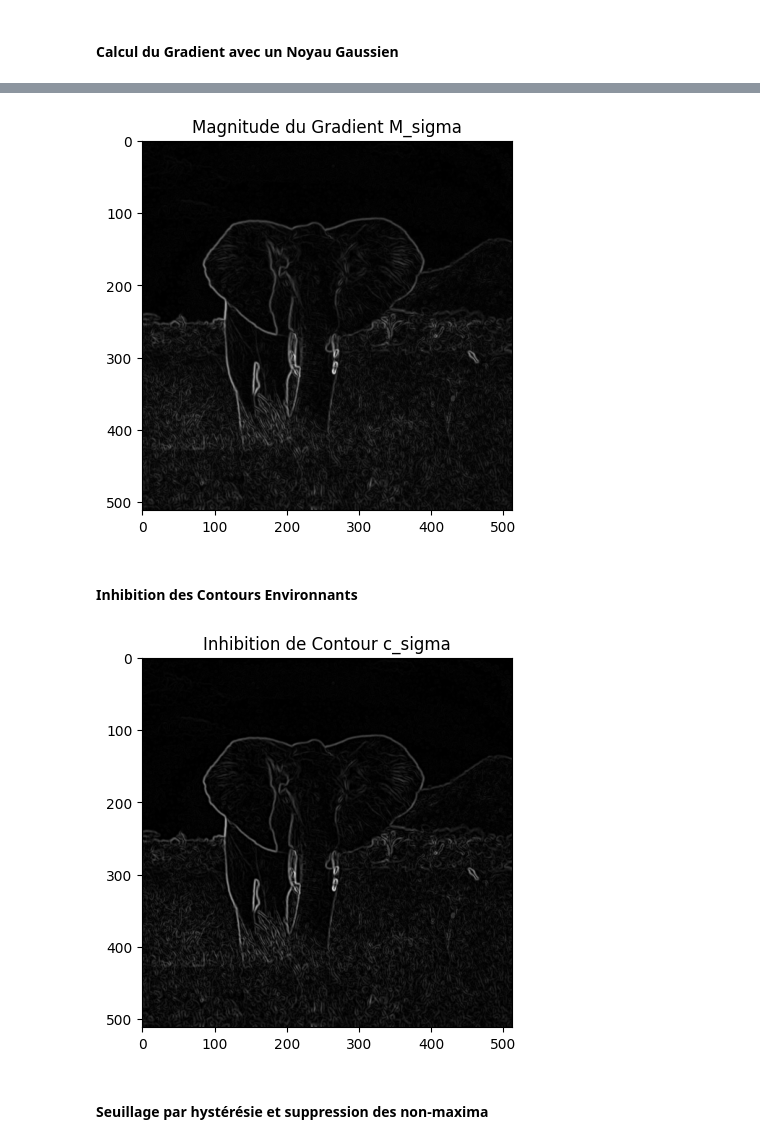
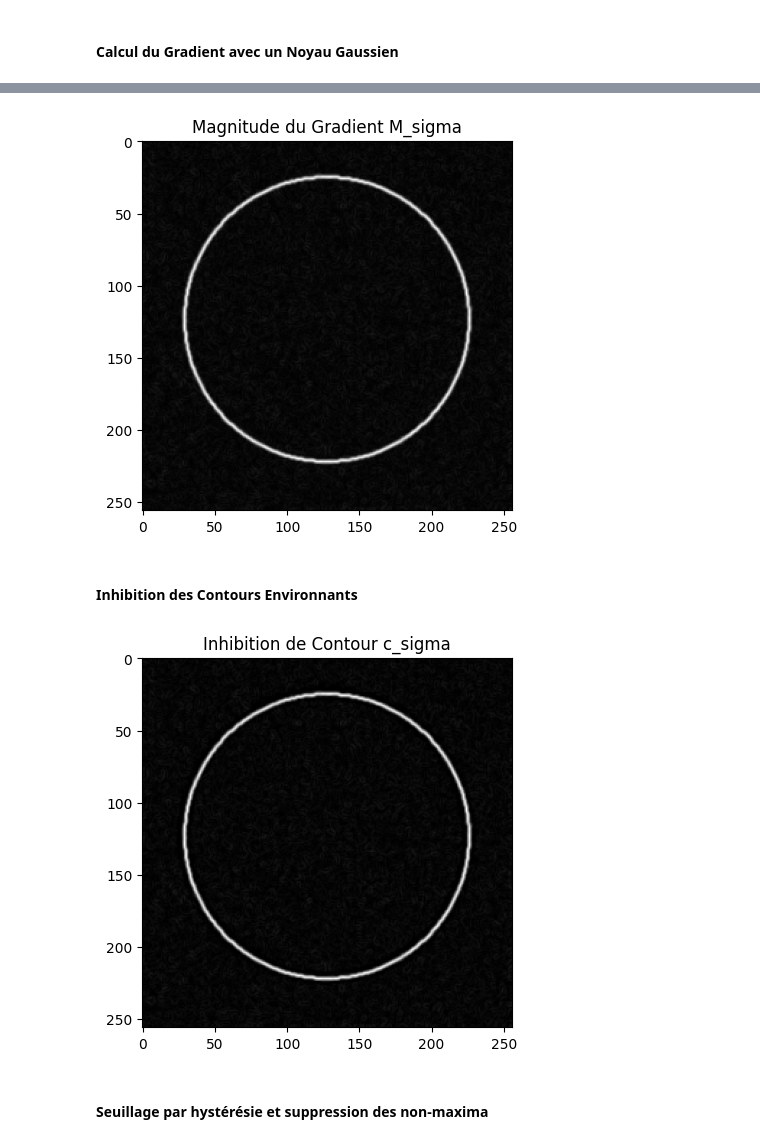
Before and after one commit to ndupont960/EtudesTechniques11, a Jupyter notebook: matlab-to_python.ipynb, the cells around one changed output, grey strips where cells are left out. Cells and saved outputs as stored; diff of their text form; code cells hidden in the pictures.

```diff
--- a/matlab-to_python.ipynb
+++ b/matlab-to_python.ipynb
@@ -42,7 +42,7 @@ def gaussian_derivative_kernels(sigma):
 
     return Gx, Gy
 # %%
-image = cv2.imread('database/images/elephant_2.pgm', cv2.IMREAD_UNCHANGED)
+image = cv2.imread('disk.png', cv2.IMREAD_UNCHANGED)
 
 if image is None:
     print("Error: Unable to read the image.")
@@ -58,0 +62,9 @@ plt.show()
+# %%
+## adding noise to the image
+
+noise = np.random.normal(0, 255, image.shape)
+image_noisy = (1-0.05)*image + 0.05*noise
+
+plt.imshow(image_noisy, cmap='gray')
+plt.title('Magnitude du Gradient M_sigma')
+plt.show()
@@ -59,17 +73,17 @@ plt.show()
 # %%
 # Partie 1 : Echelle unique et inhibition
 # Calcul du Gradient avec un Noyau Gaussien
 # paramètre
 sigma = 1
 
-M_sigma = scale_dependent_gradient(image, sigma)
+M_sigma = scale_dependent_gradient(image_noisy, sigma)
 
 # Afficher le gradient
 plt.imshow(M_sigma, cmap='gray')
 plt.title('Magnitude du Gradient M_sigma')
 plt.show()
 # %% [output]
-[figure, old version]
+[figure, new version]
 # %% [markdown]
 #### Inhibition des Contours Environnants
 # %%
@@ -137,7 +151,7 @@ plt.imshow(c_sigma, cmap='gray')
 plt.title('Inhibition de Contour c_sigma')
 plt.show()
 # %% [output]
-[figure, old version]
+[figure, new version]
 # %% [markdown]
 #### Seuillage par hystérésie et suppression des non-maxima
 # %%
```
Also changed, not shown: parts of 6 cells of this notebook, 1 other file.
